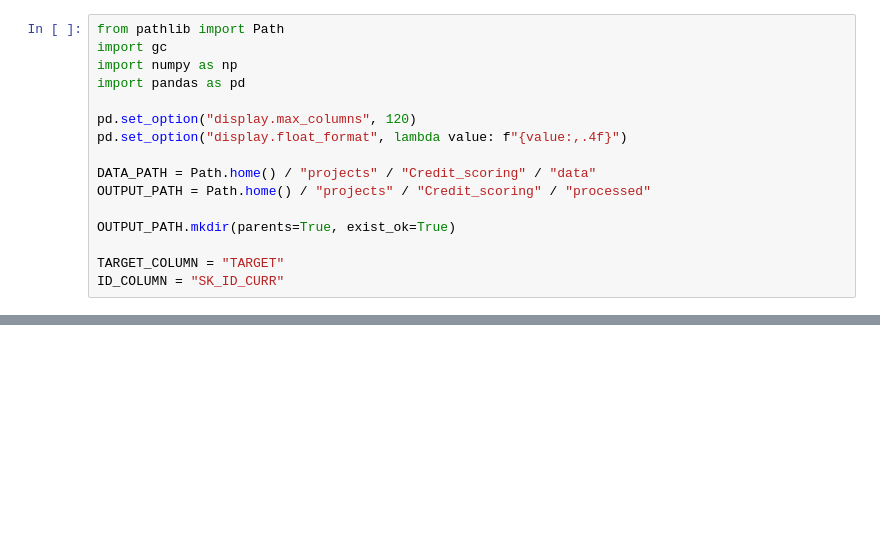
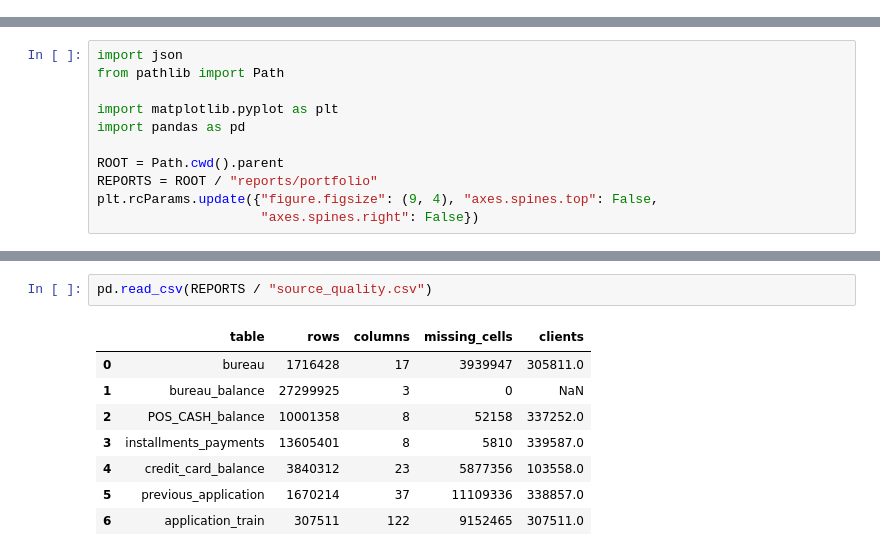
Before and after one commit to novaeKH/Credit-scoring, a Jupyter notebook: notebooks/data_preprocessing.ipynb, the cells around one changed output, grey strips where cells are left out. Saved outputs shown, nothing was run; the diff lists cells and outputs as text; blank space fills up the shorter version.

```diff
--- a/notebooks/data_preprocessing.ipynb
+++ b/notebooks/data_preprocessing.ipynb
@@ -19,16 +0,0 @@
-# %%
-from pathlib import Path
-import gc
-import numpy as np
-import pandas as pd
-
-pd.set_option("display.max_columns", 120)
-pd.set_option("display.float_format", lambda value: f"{value:,.4f}")
-
-DATA_PATH = Path.home() / "projects" / "Credit_scoring" / "data"
-OUTPUT_PATH = Path.home() / "projects" / "Credit_scoring" / "processed"
-
-OUTPUT_PATH.mkdir(parents=True, exist_ok=True)
-
-TARGET_COLUMN = "TARGET"
-ID_COLUMN = "SK_ID_CURR"
@@ -1171,0 +7,11 @@ Test сохранён: /Users/kheichiev/projects/Credit_scoring/processed/test_f
+# %%
+import json
+from pathlib import Path
+
+import matplotlib.pyplot as plt
+import pandas as pd
+
+ROOT = Path.cwd().parent
+REPORTS = ROOT / "reports/portfolio"
+plt.rcParams.update({"figure.figsize": (9, 4), "axes.spines.top": False,
+                     "axes.spines.right": False})
@@ -1171,0 +33,11 @@ Test сохранён: /Users/kheichiev/projects/Credit_scoring/processed/test_f
+# %%
+pd.read_csv(REPORTS / "source_quality.csv")
+# %% [output]
+|  | table | rows | columns | missing_cells | clients |
+| 0 | bureau | 1716428 | 17 | 3939947 | 305811.0 |
+| 1 | bureau_balance | 27299925 | 3 | 0 | NaN |
+| 2 | POS_CASH_balance | 10001358 | 8 | 52158 | 337252.0 |
+| 3 | installments_payments | 13605401 | 8 | 5810 | 339587.0 |
+| 4 | credit_card_balance | 3840312 | 23 | 5877356 | 103558.0 |
+| 5 | previous_application | 1670214 | 37 | 11109336 | 338857.0 |
+| 6 | application_train | 307511 | 122 | 9152465 | 307511.0 |
```
Also changed, not shown: parts of 42 cells of this notebook, 23 other files.
